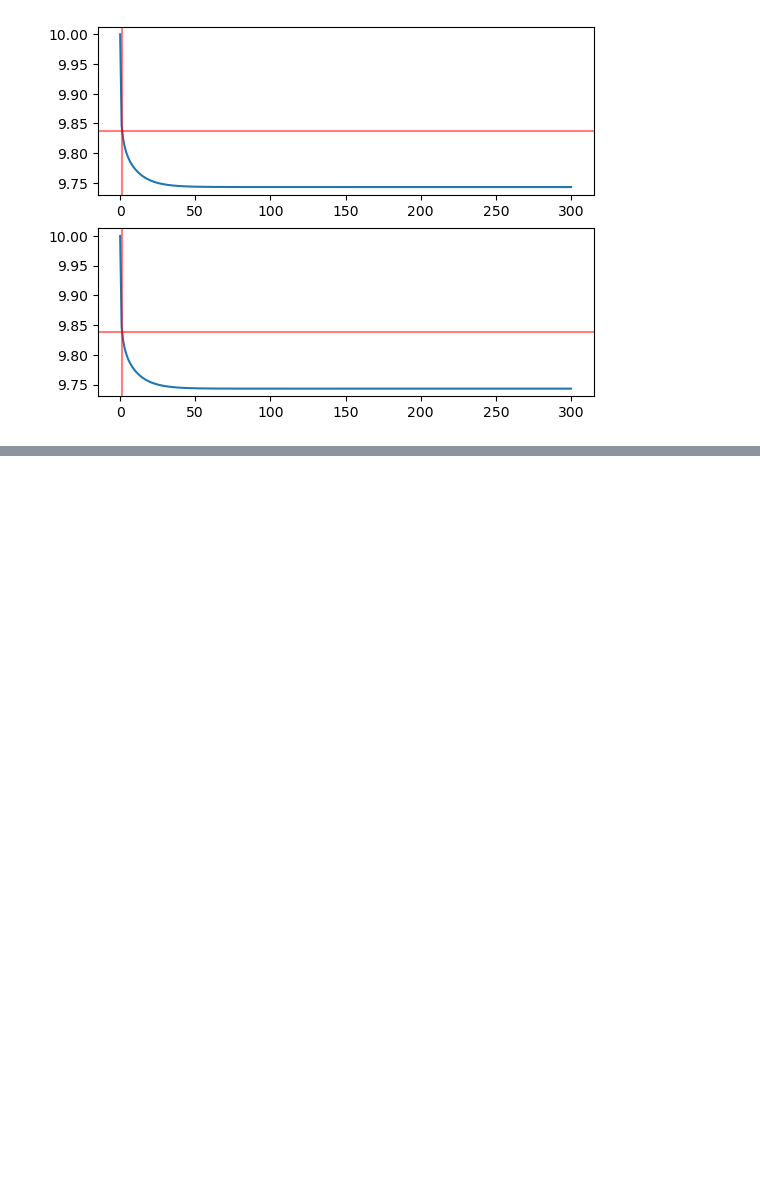
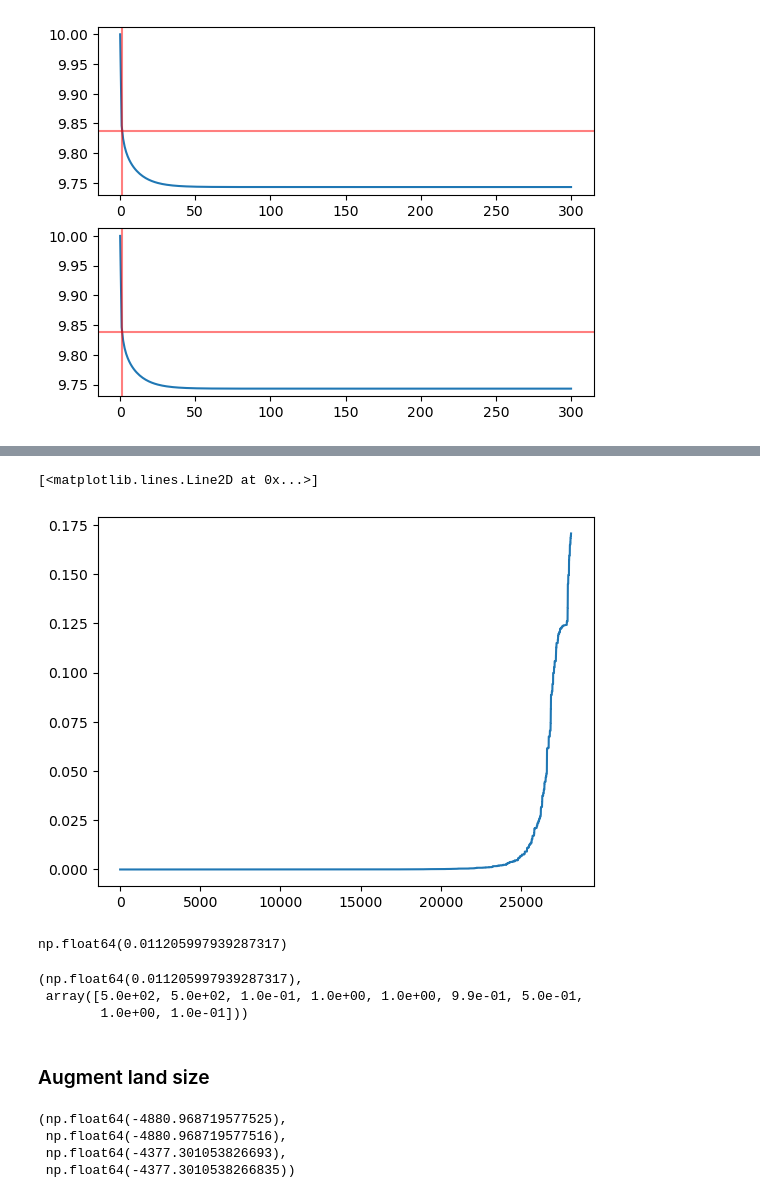
Before and after one commit to leonardchanfreau/RHG_GroundWater, a Jupyter notebook: sampling_time_analysis.ipynb, the cells around one changed output, grey strips where cells are left out. Saved outputs shown, nothing was run; the diff lists cells and outputs as text; code cells hidden in the pictures; blank space fills up the shorter version.

```diff
--- a/sampling_time_analysis.ipynb
+++ b/sampling_time_analysis.ipynb
@@ -71,0 +152,11 @@ plt.show()
+# %%
+keys = list(parameters_set.keys())
+values = list(parameters_set.values())
+
+rows = list(itertools.product(*values))
+df = pd.DataFrame(rows, columns=keys)
+# %%
+df["q_0_1_1"] = np.nan
+df["q_0_1_2"] = np.nan
+df["q_0_10_1"] = np.nan
+df["q_0_10_2"] = np.nan
@@ -71,0 +231,2 @@ plt.show()
+# %%
+x_0 = model.get_initial_state()
@@ -71,0 +336,27 @@ plt.show()
+# %%
+def horizon_impact(params):
+    key = ((params[0], params[1]), params[1+1], params[2+1], params[3+1],
+           params[4+1], params[5+1], params[6+1], params[7+1])
+    q_0_1_1 = df_keyed.at[key, "q_0_1_1"]
+    q_0_1_2 = df_keyed.at[key, "q_0_1_2"]
+    q_0_10_1 = df_keyed.at[key, "q_0_10_1"]
+    q_0_10_2 = df_keyed.at[key, "q_0_10_2"]
+    return .5*((abs(q_0_1_1 - q_0_10_1)/abs(q_0_10_1)) + (abs(q_0_1_2 - q_0_10_2)/abs(q_0_10_2)))
+
+product = [[l[0][0], l[0][1], l[1], l[2], l[3], l[4], l[5], l[6], l[7]]
+           for l in list(itertools.product(parameters_set['land_size'],
+                                           parameters_set['selling_price'],
+                                           parameters_set['max_yield'],
+                                           parameters_set['max_Kc'],
+                                           parameters_set['intermediate_yield'],
+                                           parameters_set['electricity_price'],
+                                           parameters_set['alpha_price'],
+                                           parameters_set['conductivity']))]
+
+# Compute impact once per parameter combination (fast)
+values = [(horizon_impact(p), p) for p in product]
+# Sort by impact
+values_sorted = sorted(values, key=lambda x: x[0])
+# Extract sorted products
+sorted_product = [p for _, p in values_sorted]
+sorted_impact = [i for i, _ in values_sorted]
@@ -71,0 +385,17 @@ plt.show()
+# %%
+plt.plot(sorted_impact)
+# %% [output]
+[<matplotlib.lines.Line2D at 0x...>]
+[figure, added]
+# %%
+horizon_impact([500, 500, 0.1, 1, 1, 0.99, 0.5, 1, 0.1])
+# %% [output]
+np.float64(0.011205997939287317)
+# %%
+np.array(sorted_impact)[(np.array(sorted_product)[:, [3, 4, 6]] == [1,1,0.5]).all(axis=1)][-1], np.array(sorted_product)[(np.array(sorted_product)[:, [3, 4, 6]] == [1,1,0.5]).all(axis=1)][-1]
+# %% [output]
+(np.float64(0.011205997939287317),
+ array([5.0e+02, 5.0e+02, 1.0e-01, 1.0e+00, 1.0e+00, 9.9e-01, 5.0e-01,
+        1.0e+00, 1.0e-01]))
+# %% [markdown]
+### Augment land size
@@ -71,0 +471,7 @@ plt.show()
+# %%
+input_1[0,0], input_1[0,4], input_10[0,0], input_10[0,4]
+# %% [output]
+(np.float64(-4880.968719577525),
+ np.float64(-4880.968719577516),
+ np.float64(-4377.301053826693),
+ np.float64(-4377.3010538266835))
```
Also changed, not shown: parts of 27 cells of this notebook, 21 other files.
